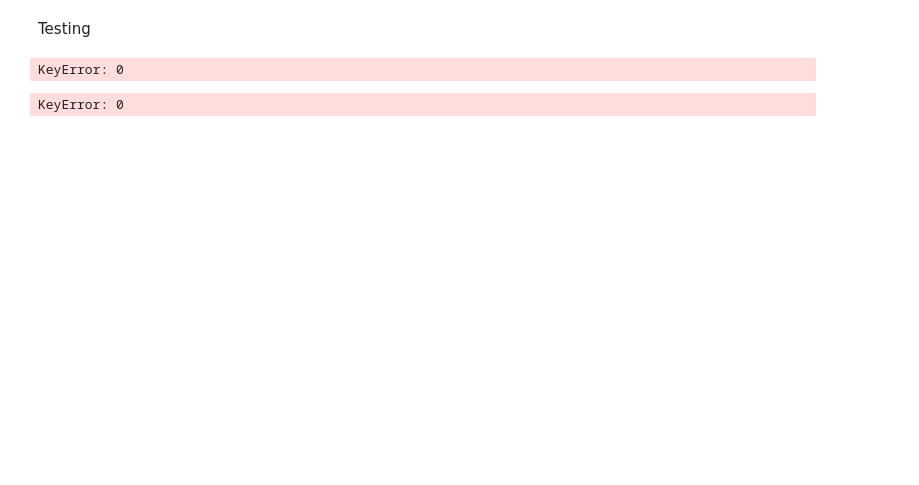
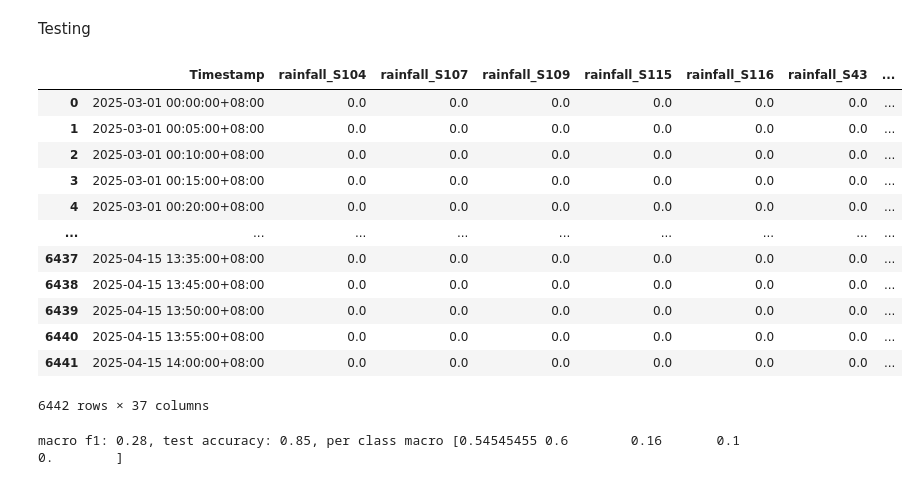
Before and after one commit to TomPiccio/Lightning_Risk_Prediction, a Jupyter notebook: LSTM/seq_to_class.ipynb, the cells around one changed output. Cells and saved outputs as stored; diff of their text form; code cells hidden in the pictures; blank space fills up the shorter version.

```diff
--- a/LSTM/seq_to_class.ipynb
+++ b/LSTM/seq_to_class.ipynb
@@ -370,4 +377,20 @@ file_path_test = "../data/test_data/cleaned_compiled_data_normalized.csv"
 
 # Load and concatenate all parts
 test_data = pd.read_csv(file_path_test)
+# %%
+test_data
+# %% [output]
+|  | Timestamp | rainfall_S104 | rainfall_S107 | rainfall_S109 | rainfall_S115 | rainfall_S116 | rainfall_S43 | ... |
+| 0 | 2025-03-01 00:00:00+08:00 | 0.0 | 0.0 | 0.0 | 0.0 | 0.0 | 0.0 | ... |
+| 1 | 2025-03-01 00:05:00+08:00 | 0.0 | 0.0 | 0.0 | 0.0 | 0.0 | 0.0 | ... |
+| 2 | 2025-03-01 00:10:00+08:00 | 0.0 | 0.0 | 0.0 | 0.0 | 0.0 | 0.0 | ... |
+| 3 | 2025-03-01 00:15:00+08:00 | 0.0 | 0.0 | 0.0 | 0.0 | 0.0 | 0.0 | ... |
+| 4 | 2025-03-01 00:20:00+08:00 | 0.0 | 0.0 | 0.0 | 0.0 | 0.0 | 0.0 | ... |
+| ... | ... | ... | ... | ... | ... | ... | ... | ... |
+| 6437 | 2025-04-15 13:35:00+08:00 | 0.0 | 0.0 | 0.0 | 0.0 | 0.0 | 0.0 | ... |
+| 6438 | 2025-04-15 13:45:00+08:00 | 0.0 | 0.0 | 0.0 | 0.0 | 0.0 | 0.0 | ... |
+| 6439 | 2025-04-15 13:50:00+08:00 | 0.0 | 0.0 | 0.0 | 0.0 | 0.0 | 0.0 | ... |
+| 6440 | 2025-04-15 13:55:00+08:00 | 0.0 | 0.0 | 0.0 | 0.0 | 0.0 | 0.0 | ... |
+| 6441 | 2025-04-15 14:00:00+08:00 | 0.0 | 0.0 | 0.0 | 0.0 | 0.0 | 0.0 | ... |
+6442 rows × 37 columns
 # %%
@@ -376,8 +399,3 @@ test_loader = DataLoader(test_data, batch_size=32, shuffle=False)
-# %%
-x = next(iter(test_loader))
-print(x)
-# %% [output]
-KeyError: 0
 # %%
 def evaluate_model(model, test_loader):
     model.eval()
@@ -403,6 +423,8 @@ def evaluate_model(model, test_loader):
 # %%
-test_model = LightningLSTMAttn(35)
-test_model.load_state_dict(torch.load(f"models/lstm_attention_2025_04_19_03_57_0.3263_best.pth", weights_only=True))
+test_model = LightningLSTMAttn(input_dim=35, hours_lookback=2)
+# test_model = LightningRiskPredictor(input_dim=35, hours_lookback=2)
+test_model.load_state_dict(torch.load(f"models/seqtolabel_2025_04_19_21_02_0.3364_best.pth", weights_only=True))
+test_model.to(device)
 evaluate_model(test_model, test_loader)
 # %% [output]
-KeyError: 0
+macro f1: 0.28, test accuracy: 0.85, per class macro [0.54545455 0.6        0.16       0.1        0.        ]
```
Also changed, not shown: parts of 10 cells of this notebook, 22 other files.
